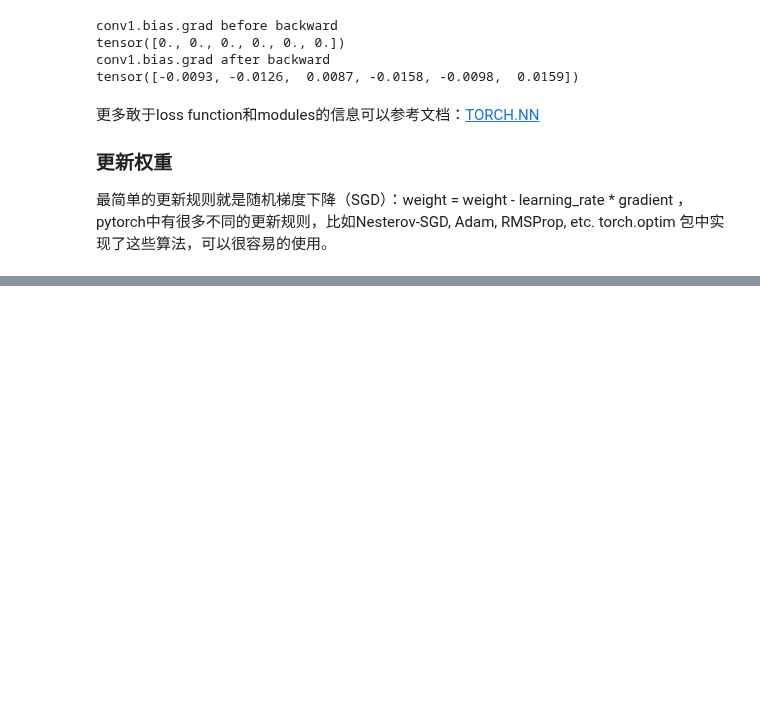
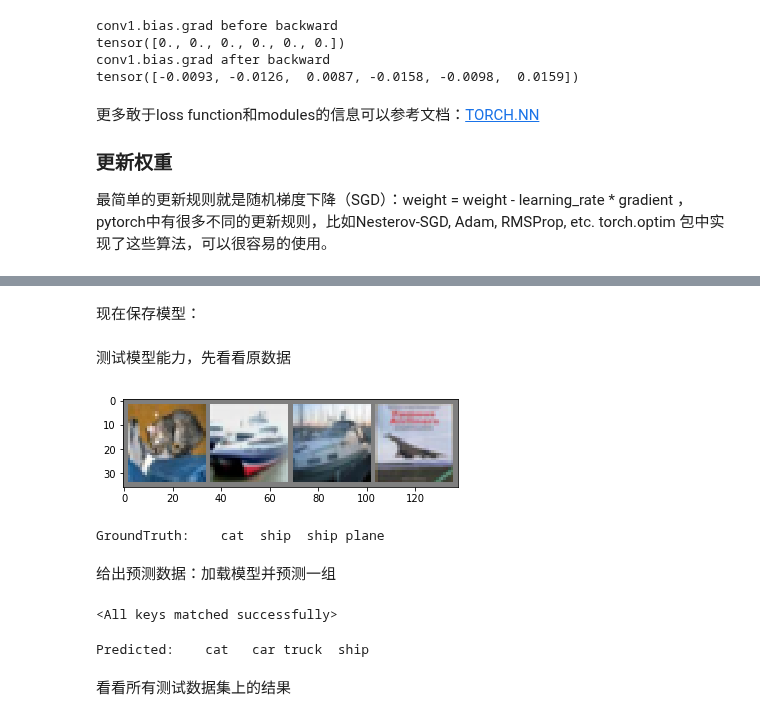
Before and after one commit to iHeadWater/hydrus, a Jupyter notebook: 5-basic-pytorch-tensorflow/2.1-60min-pytorch.ipynb, the cells around one changed output, grey strips where cells are left out. Saved outputs shown, nothing was run; the diff lists cells and outputs as text; code cells hidden in the pictures; blank space fills up the shorter version.

```diff
--- a/5-basic-pytorch-tensorflow/2.1-60min-pytorch.ipynb
+++ b/5-basic-pytorch-tensorflow/2.1-60min-pytorch.ipynb
@@ -1198,0 +777,22 @@ optimizer.step()    # Does the update
+# %%
+import matplotlib.pyplot as plt
+import numpy as np
+
+# functions to show an image
+
+
+def imshow(img):
+    img = img / 2 + 0.5     # unnormalize
+    npimg = img.numpy()
+    plt.imshow(np.transpose(npimg, (1, 2, 0)))
+    plt.show()
+
+
+# get some random training images
+dataiter = iter(trainloader)
+images, labels = dataiter.next()
+
+# show images
+imshow(torchvision.utils.make_grid(images))
+# print labels
+print(' '.join('%5s' % classes[labels[j]] for j in range(4)))
@@ -1198,0 +878,2 @@ optimizer.step()    # Does the update
+# %% [markdown]
+现在保存模型：
@@ -1198,0 +883,19 @@ optimizer.step()    # Does the update
+# %% [markdown]
+测试模型能力，先看看原数据
+# %%
+dataiter = iter(testloader)
+images, labels = dataiter.next()
+
+# print images
+imshow(torchvision.utils.make_grid(images))
+print('GroundTruth: ', ' '.join('%5s' % classes[labels[j]] for j in range(4)))
+# %% [output]
+[figure, added]
+GroundTruth:    cat  ship  ship plane
+# %% [markdown]
+给出预测数据：加载模型并预测一组
+# %%
+net = Net()
+net.load_state_dict(torch.load(PATH))
+# %% [output]
+<All keys matched successfully>
@@ -1198,0 +904,9 @@ optimizer.step()    # Does the update
+# %%
+_, predicted = torch.max(outputs, 1)
+
+print('Predicted: ', ' '.join('%5s' % classes[predicted[j]]
+                              for j in range(4)))
+# %% [output]
+Predicted:    cat   car truck  ship
+# %% [markdown]
+看看所有测试数据集上的结果
```
Also changed, not shown: parts of 49 cells of this notebook, 13 other files.
